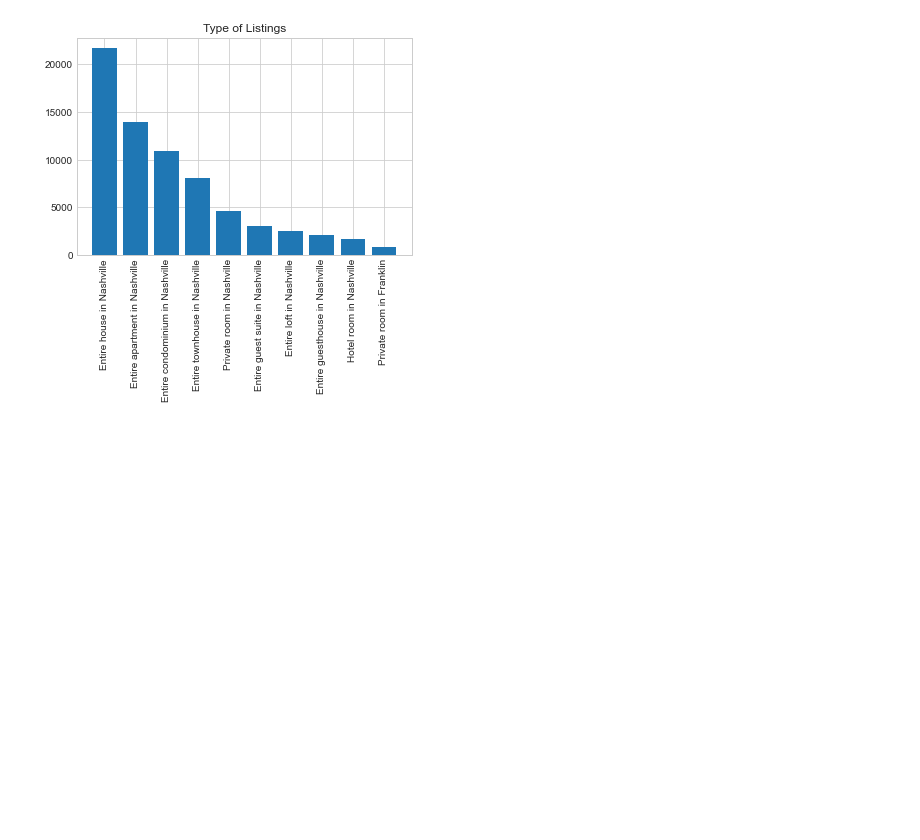
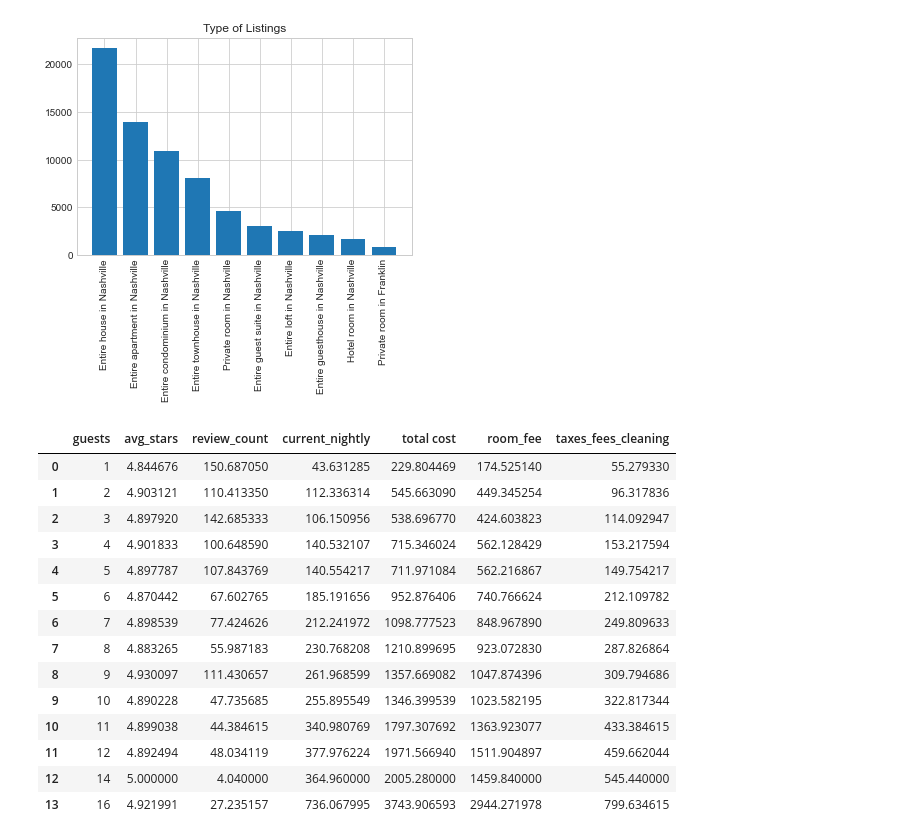
Before and after one commit to sbmcdermott/Airbnb, a Jupyter notebook: Data Visualizations.ipynb, the cells around one changed output. Saved outputs shown, nothing was run; the diff lists cells and outputs as text; code cells hidden in the pictures; blank space fills up the shorter version.

```diff
--- a/Data Visualizations.ipynb
+++ b/Data Visualizations.ipynb
@@ -282,3 +282,25 @@ plt.xticks(rotation=90)
 plt.show()
 # %% [output]
 [figure]
+# %%
+superhost = results[results['superhost'] == 'SUPERHOST']
+hosts_grouped = superhost.groupby('guests')
+hosts_mean = hosts_grouped.mean()
+hosts_mean.reset_index(inplace=True)
+hosts_mean.head(20)
+# %% [output]
+|  | guests | avg_stars | review_count | current_nightly | total cost | room_fee | taxes_fees_cleaning |
+| 0 | 1 | 4.844676 | 150.687050 | 43.631285 | 229.804469 | 174.525140 | 55.279330 |
+| 1 | 2 | 4.903121 | 110.413350 | 112.336314 | 545.663090 | 449.345254 | 96.317836 |
+| 2 | 3 | 4.897920 | 142.685333 | 106.150956 | 538.696770 | 424.603823 | 114.092947 |
+| 3 | 4 | 4.901833 | 100.648590 | 140.532107 | 715.346024 | 562.128429 | 153.217594 |
+| 4 | 5 | 4.897787 | 107.843769 | 140.554217 | 711.971084 | 562.216867 | 149.754217 |
+| 5 | 6 | 4.870442 | 67.602765 | 185.191656 | 952.876406 | 740.766624 | 212.109782 |
+| 6 | 7 | 4.898539 | 77.424626 | 212.241972 | 1098.777523 | 848.967890 | 249.809633 |
+| 7 | 8 | 4.883265 | 55.987183 | 230.768208 | 1210.899695 | 923.072830 | 287.826864 |
+| 8 | 9 | 4.930097 | 111.430657 | 261.968599 | 1357.669082 | 1047.874396 | 309.794686 |
+| 9 | 10 | 4.890228 | 47.735685 | 255.895549 | 1346.399539 | 1023.582195 | 322.817344 |
+| 10 | 11 | 4.899038 | 44.384615 | 340.980769 | 1797.307692 | 1363.923077 | 433.384615 |
+| 11 | 12 | 4.892494 | 48.034119 | 377.976224 | 1971.566940 | 1511.904897 | 459.662044 |
+| 12 | 14 | 5.000000 | 4.040000 | 364.960000 | 2005.280000 | 1459.840000 | 545.440000 |
+| 13 | 16 | 4.921991 | 27.235157 | 736.067995 | 3743.906593 | 2944.271978 | 799.634615 |
```
Also changed, not shown: parts of 2 cells of this notebook.
